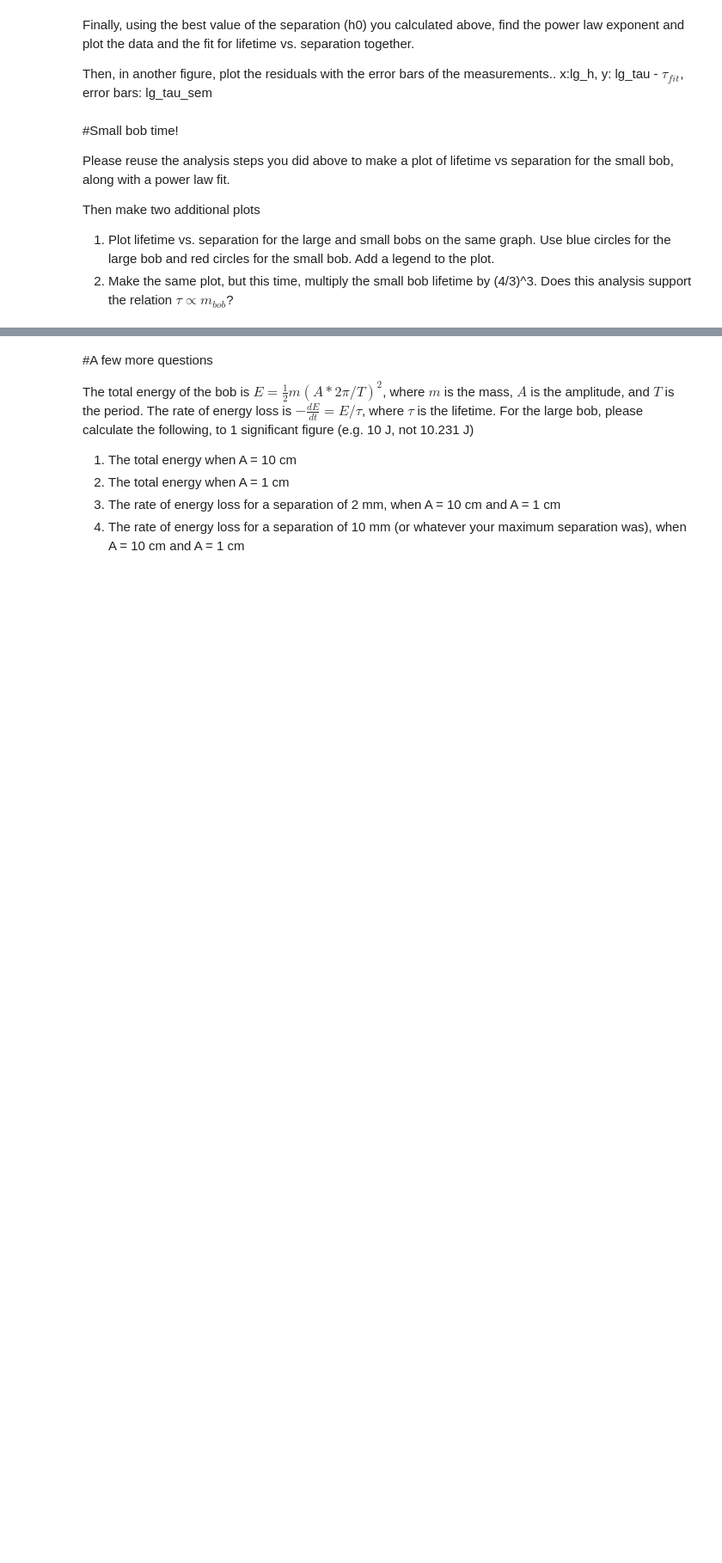
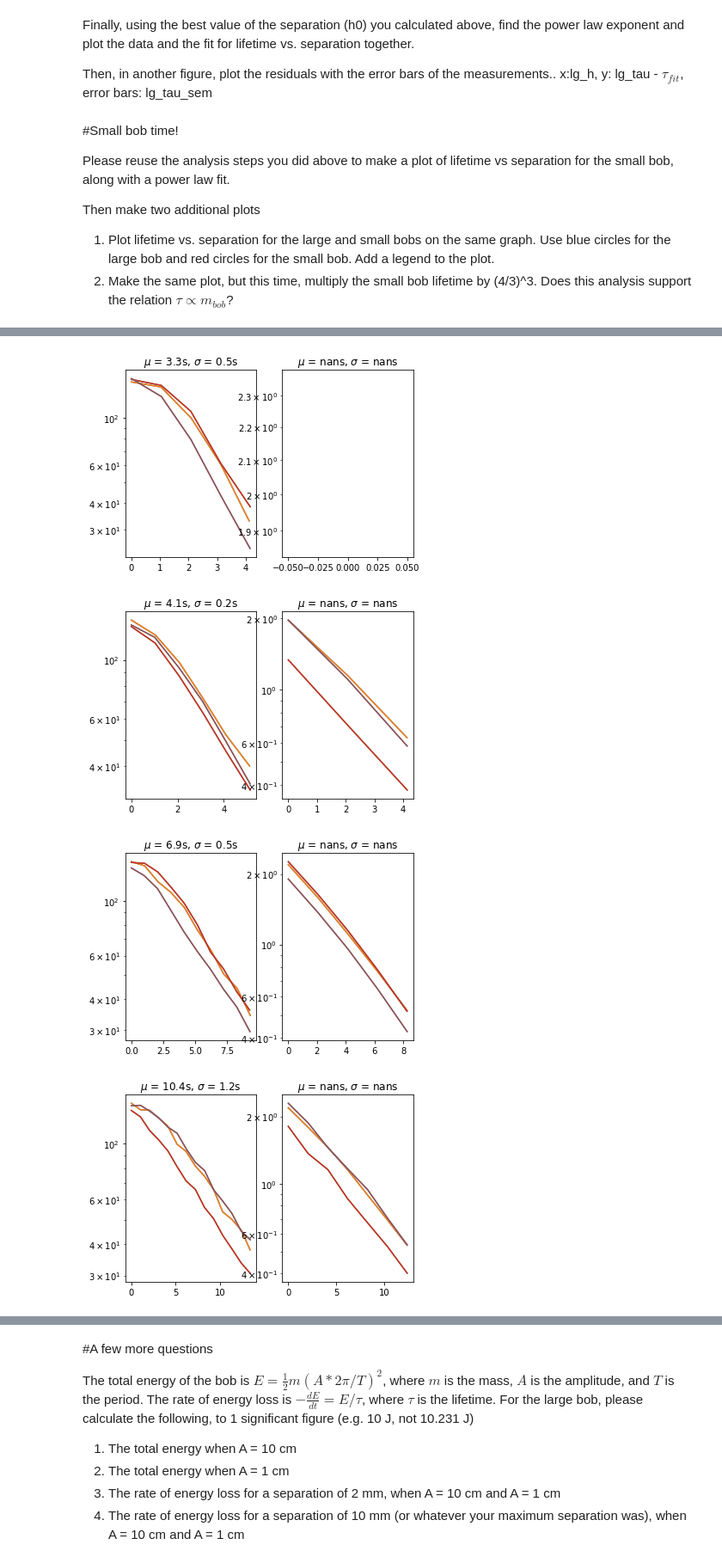
Before and after one commit to NYUExperimentalPhysics1-2021/labanalysis2-CharlieGai, a Jupyter notebook: LabAnalysis2.ipynb, the cells around one changed output, grey strips where cells are left out. Shown at 86% size. Saved outputs shown, nothing was run; the diff lists cells and outputs as text; code cells hidden in the pictures; blank space fills up the shorter version.

```diff
--- a/LabAnalysis2.ipynb
+++ b/LabAnalysis2.ipynb
@@ -505,0 +542,38 @@ Then make two additional plots
+# %%
+expt_set_dirs = ["1mm", "2mm", "3mm", "4mm", "5mm", "6mm", "7mm", "8mm", "9mm", "1cm"] #replace with your own directory names
+lifetime = [2.9, 3.8, 6.2, 9.5, 13.5, 20.7, 23.2, 29.7, 36.8, 48.8] #replace with the lifetimes you measured above
+for i in range(10):
+  expt_set_dir = expt_set_dirs[i]
+  slope_lifetime = []
+  ampsq_lifetime = []
+  plt.figure()
+  plt.subplot(1, 2, 1)
+  for file in smallSlope[expt_set_dir]:
+    time, slope, number = loadSlopeFile(file, lifetime[i]*1.5)
+    #CODE7: three lines of code that do an exponential fit, semilog plot, and add lifetime to list
+    plt.plot(time-time[0], slope)
+    plt.semilogy(time-time[0], slope)
+    a,b,*_ = fitExponential(time-time[0], slope)
+    slope_lifetime.append(-1/b)
+  #CODE8: two lines of code that calculate mean and standard deviation
+  mu = np.mean(slope_lifetime)
+  sigma = np.std(slope_lifetime, ddof=1)
+  plt.title (r'$\mu$ = {:.1f}s, $\sigma$ = {:.1f}s'.format(mu, sigma))
+
+  plt.subplot(1, 2, 2)
+  for file in smallAmplitude[expt_set_dir]:
+    time, amp, number = loadAmpltidueFile(file, lifetime[i]*1.5)
+    #CODE9: three lines of code that do an exponential fit, semilog plot, and add lifetime to list
+    plt.plot(time-time[0], amp**2)
+    plt.semilogy(time-time[0], amp**2)
+    # a,b,*_ = fitExponential(time-time[0], amp**2)
+    # ampsq_lifetime.append(-1/b)
+  #CODE10: two lines of code that calculate mean and standard deviation
+  mu = np.mean(ampsq_lifetime)
+  sigma = np.std(ampsq_lifetime, ddof=1)
+  plt.title (r'$\mu$ = {:.1f}s, $\sigma$ = {:.1f}s'.format(mu, sigma))
+# %% [output]
+[figure, added]
+[figure, added]
+[figure, added]
+[figure, added]
```
Also changed, not shown: parts of 2 cells of this notebook.
